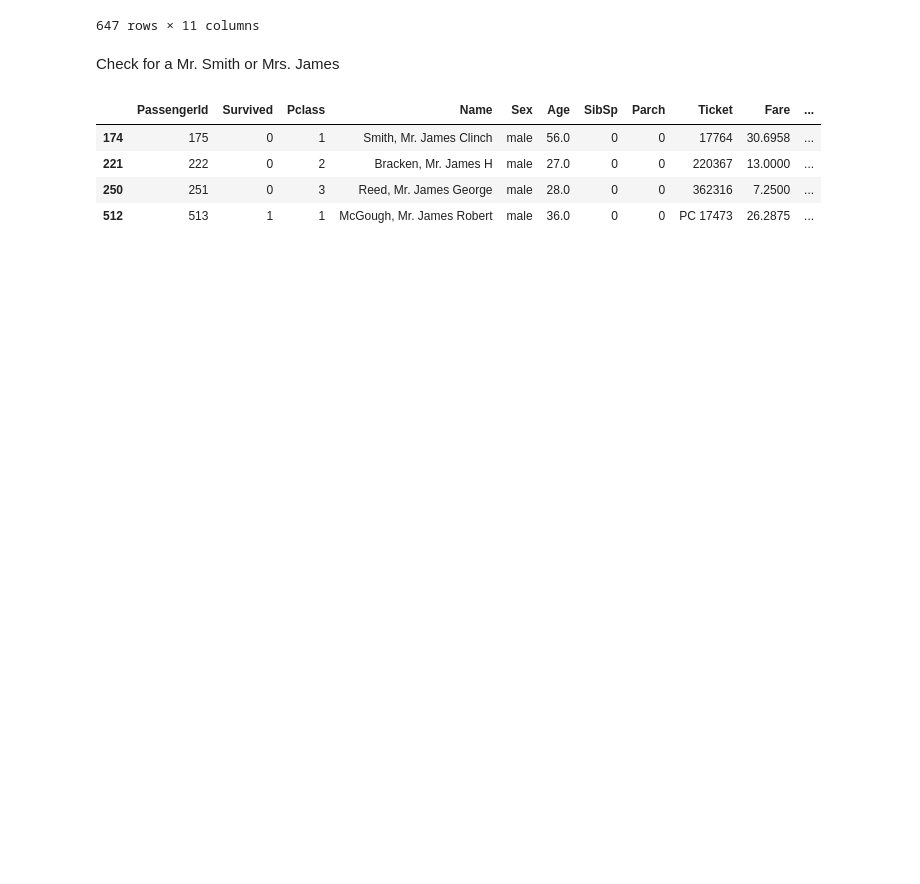
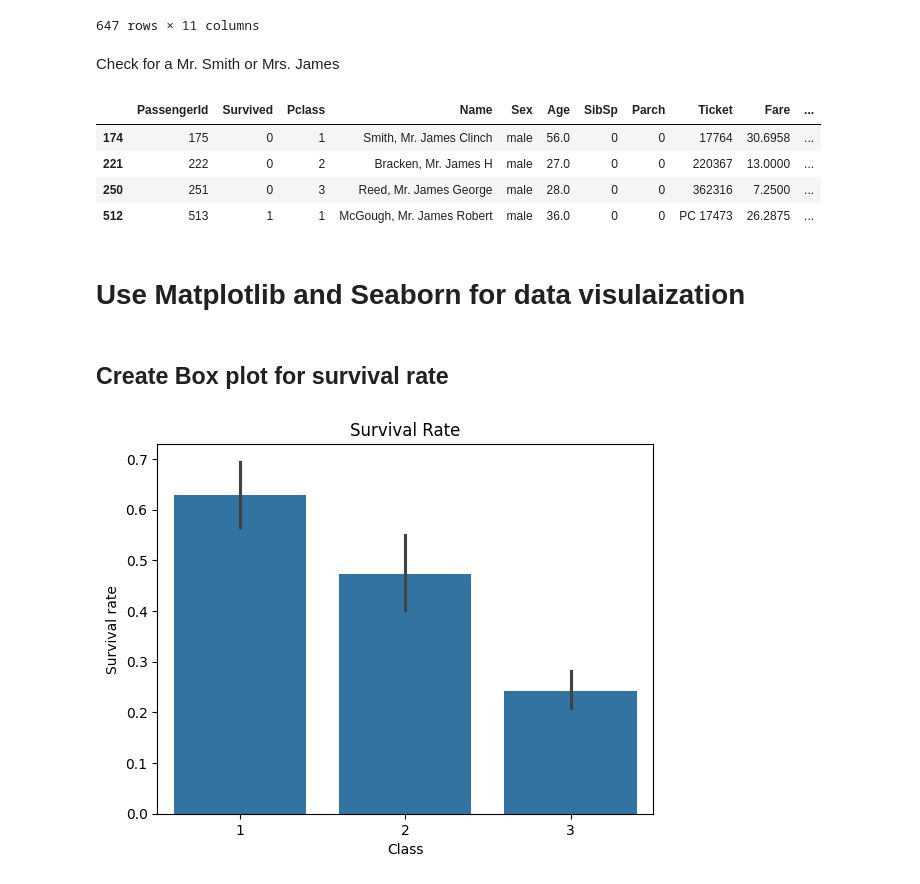
Before and after one commit to YungKing1224/Python-data-science, a Jupyter notebook: titanic.ipynb, the cells around one changed output. Drawn from its saved outputs; the diff is of its cells as text; code cells hidden in the pictures; blank space fills up the shorter version.

```diff
--- a/titanic.ipynb
+++ b/titanic.ipynb
@@ -294,3 +294,7 @@ df_train.loc[df_train['Name'].str.contains('Mr. James | Mrs. Smith', flags=re.I,
 | 221 | 222 | 0 | 2 | Bracken, Mr. James H | male | 27.0 | 0 | 0 | 220367 | 13.0000 | ... |
 | 250 | 251 | 0 | 3 | Reed, Mr. James George | male | 28.0 | 0 | 0 | 362316 | 7.2500 | ... |
 | 512 | 513 | 1 | 1 | McGough, Mr. James Robert | male | 36.0 | 0 | 0 | PC 17473 | 26.2875 | ... |
+# %% [markdown]
+# Use Matplotlib and Seaborn for data visulaization
+# %% [markdown]
+## Create Box plot for survival rate
@@ -296,0 +304,8 @@ df_train.loc[df_train['Name'].str.contains('Mr. James | Mrs. Smith', flags=re.I,
+# %%
+sns.barplot(x='Pclass', y='Survived', data=df_train)
+plt.title('Survival Rate')
+plt.xlabel('Class')
+plt.ylabel('Survival rate')
+plt.show()
+# %% [output]
+[figure, added]
```
Also changed, not shown: parts of 6 cells of this notebook.
